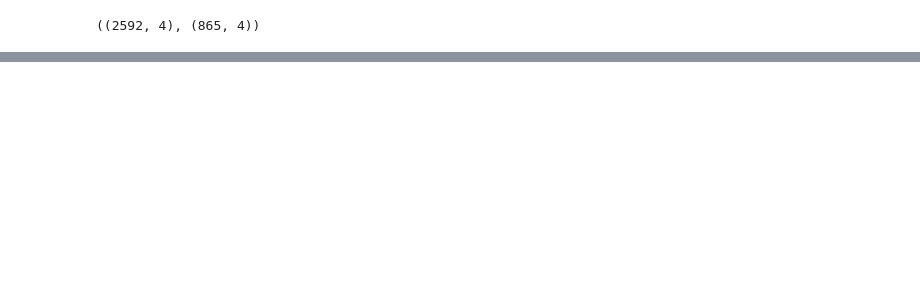
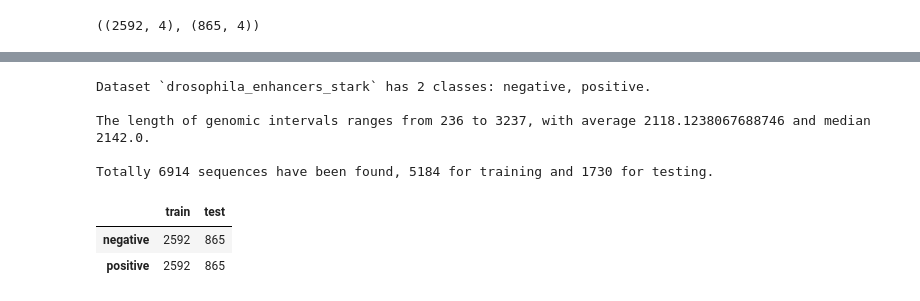
Before and after one commit to ML-Bioinfo-CEITEC/genomic_benchmarks, a Jupyter notebook: docs/drosophila_enhancers_stark/create_datasets.ipynb, the cells around one changed output, grey strips where cells are left out. Cells and saved outputs as stored; diff of their text form; code cells hidden in the pictures; blank space fills up the shorter version.

Commit message:
creating dataset

```diff
--- a/docs/drosophila_enhancers_stark/create_datasets.ipynb
+++ b/docs/drosophila_enhancers_stark/create_datasets.ipynb
@@ -126,0 +379,13 @@ train_pos_seqs.shape, test_pos_seqs.shape
+# %%
+from genomic_benchmarks.data_check import info
+
+info("drosophila_enhancers_stark", 0, local_repo=True)
+# %% [output]
+Dataset `drosophila_enhancers_stark` has 2 classes: negative, positive.
+
+The length of genomic intervals ranges from 236 to 3237, with average 2118.1238067688746 and median 2142.0.
+
+Totally 6914 sequences have been found, 5184 for training and 1730 for testing.
+|  | train | test |
+| negative | 2592 | 865 |
+| positive | 2592 | 865 |
```
Also changed, not shown: parts of 40 cells of this notebook, 9 other files.
